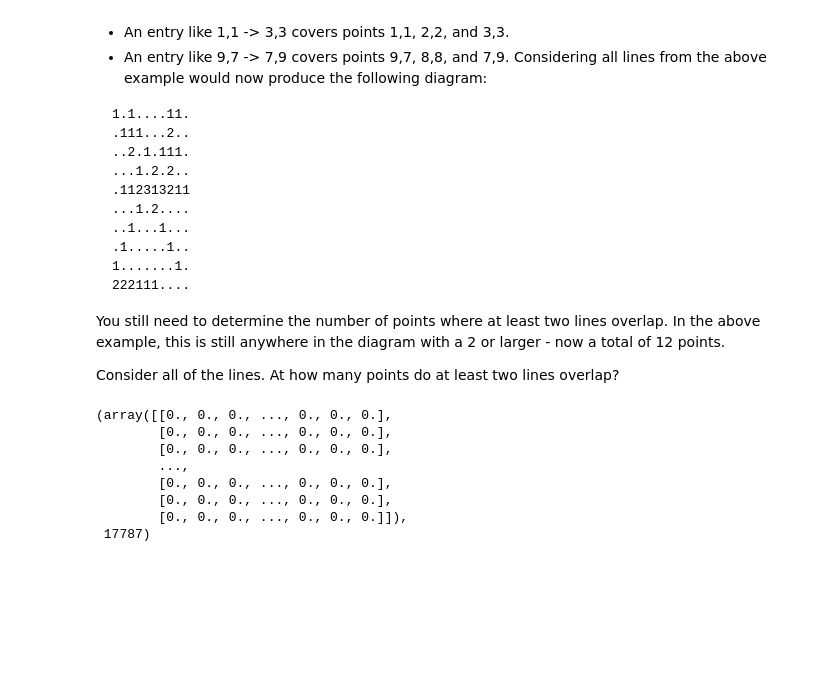
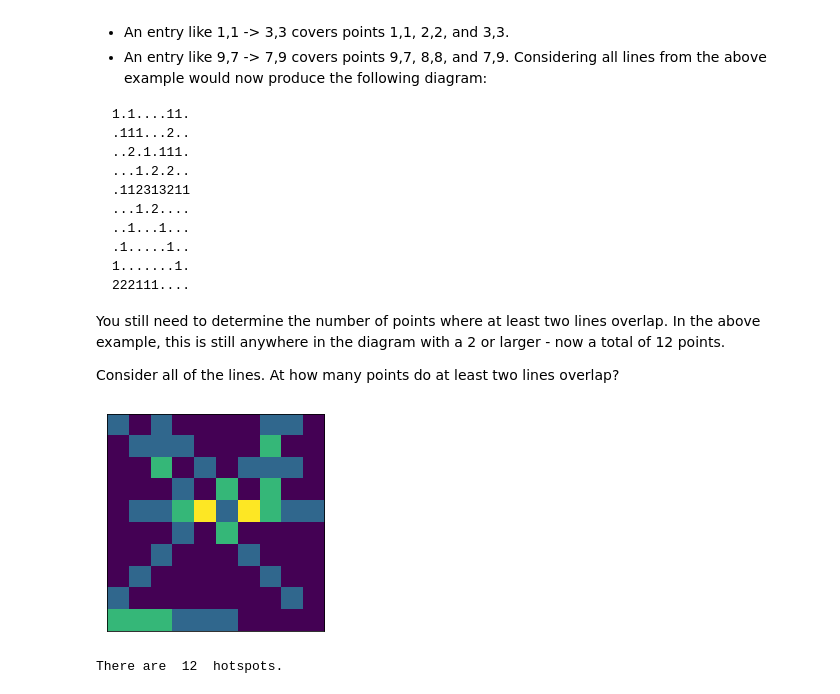
Before and after one commit to f-macfarlane95/Advent-of-Code, a Jupyter notebook: 2021/day05.ipynb, the cells around one changed output. Saved outputs shown, nothing was run; the diff lists cells and outputs as text; code cells hidden in the pictures; blank space fills up the shorter version.

```diff
--- a/2021/day05.ipynb
+++ b/2021/day05.ipynb
@@ -208,15 +216,14 @@ def write_map(vents):
 
     return vent_map, danger_zones
 # %%
-vents = load_vents("day05_data.txt")
+vents = load_vents("day05_data_test.txt")
+[vent_map, zones] = write_map(vents)
+
+plt.imshow(vent_map)
+plt.xticks([]), plt.yticks([])  # Hides the graph ticks and x / y axis
+plt.show()
+
+print("There are ",zones," hotspots.")
+# %% [output]
+[figure, added]
+There are  12  hotspots.
-# %%
-write_map(vents)
-# %% [output]
-(array([[0., 0., 0., ..., 0., 0., 0.],
-        [0., 0., 0., ..., 0., 0., 0.],
-        [0., 0., 0., ..., 0., 0., 0.],
-        ...,
-        [0., 0., 0., ..., 0., 0., 0.],
-        [0., 0., 0., ..., 0., 0., 0.],
-        [0., 0., 0., ..., 0., 0., 0.]]),
- 17787)
```
Also changed, not shown: parts of 7 cells of this notebook.
